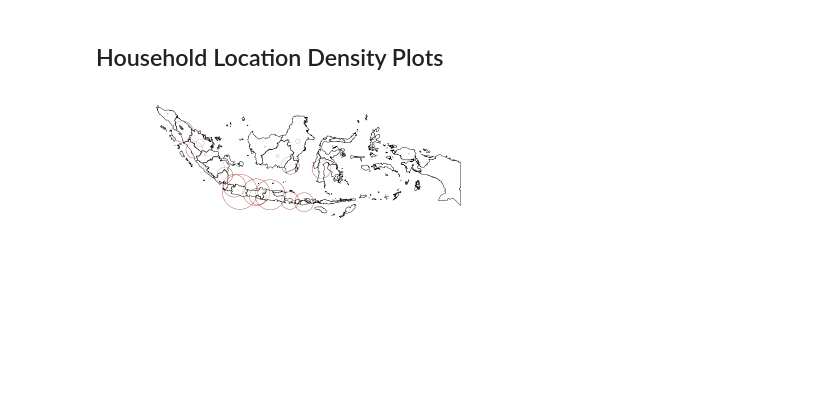
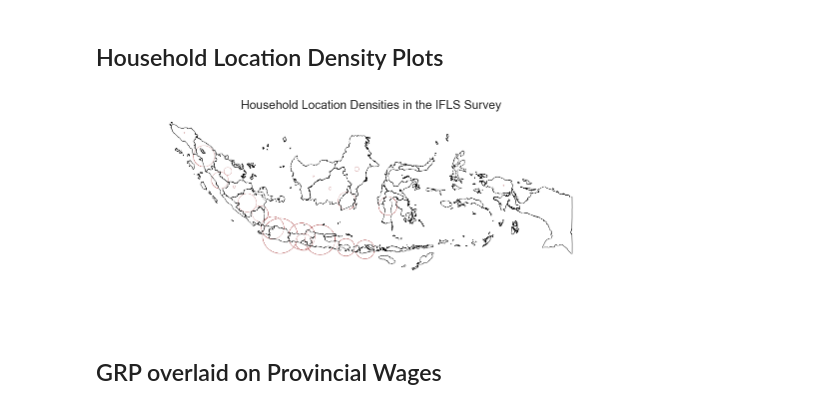
Before and after one commit to VoodooChild83/Doctoral_Thesis-IFLS_Project, a Jupyter notebook: Project Files/Maps/Python Visualization of Indonesian Statistics/Visualizations/Creation of Shape Files and Visualizations/Notebooks/Indonesian Wages and Schooling - Cleaning and Mapping.ipynb, the cells around one changed output. Saved outputs shown, nothing was run; the diff lists cells and outputs as text; code cells hidden in the pictures; blank space fills up the shorter version.

```diff
--- a/Project Files/Maps/Python Visualization of Indonesian Statistics/Visualizations/Creation of Shape Files and Visualizations/Notebooks/Indonesian Wages and Schooling - Cleaning and Mapping.ipynb
+++ b/Project Files/Maps/Python Visualization of Indonesian Statistics/Visualizations/Creation of Shape Files and Visualizations/Notebooks/Indonesian Wages and Schooling - Cleaning and Mapping.ipynb
@@ -416,20 +384,15 @@ Ind_Child = Ind.merge(Avg_Prov_Child, how='left', on="Prov Code").dropna()
 # %% [markdown]
 ## Child Wages
 # %%
-%config InlineBackend.figure_format = 'retina'
-%matplotlib inline
+fig, ax = plt.subplots(1,1,figsize=(8,3))
 
-fig, ax = plt.subplots(1,1,figsize=(16,4.5))
+( Ind_Child.plot(ax=ax, column="r_wage_hr", cmap='Greens', scheme="quantiles", k=4, linewidth=0.1, legend=True)
+           .axis('off')  );
 
-( Ind_Child.plot(ax=ax, column="r_wage_hr", cmap='Greens', scheme="quantiles", linewidth=0.1, legend=True)
-           .axis('off')
-);
-
-leg = ax.get_legend()
-leg.set_bbox_to_anchor((0., 0.6, 0.8, 0.4))
+ax.get_legend().set_bbox_to_anchor(LOC)
 
 plt.title('Median Hourly Wages of Children (INT$, Age < 15 yrs)', fontsize=14);
 
 fig.savefig('/Users/idiosyncrasy58/Desktop/Child_Med_Wages.png',
-            dpi=1000, frameon=False, bbox_inches='tight')
+            dpi=500, frameon=False, bbox_inches='tight');
 # %% [output]
@@ -452,9 +415,6 @@ Prov_Central_Points["geometry"] = Prov_Central_Points.apply(
                                   lambda row: Point(row["lon"], row["lat"]), axis=1)
 
 Prov_Central_Points.drop(['lat','lon'], axis=1, inplace=True)
-# %%
-Prov_Central_Points = ( Prov_Central_Points.merge(hh_loc, how='right', left_on="id",right_on='Prov Code')
-                                           .drop("Prov Code",axis=1, inplace=False) )
 # %%
 # Extract the cartesian coordinates
 
@@ -462,17 +422,23 @@ Prov_Central_Points["x"] = Prov_Central_Points.apply(
                                   lambda row: list(row['geometry'].coords)[0][0], axis=1)
 Prov_Central_Points["y"] = Prov_Central_Points.apply(
                                   lambda row: list(row['geometry'].coords)[0][1], axis=1)
+# %%
+HH_Locations = ( Prov_Central_Points.loc[:,["id","x","y"]]
+                .merge(hh_loc, how='right', left_on="id",right_on='Prov Code')
+                .drop("Prov Code",axis=1, inplace=False) )
 # %%
-%matplotlib inline
-%config InlineBackend.figure_format = 'retina'
+base_1=Ind.plot(color='white', linewidth=0.4, figsize=(8,3))
+HH_Locations.plot(x='x',y='y', marker='o', s=HH_Locations['HH Counts'],
+                  kind='scatter', ax=base_1, color="None",
+                  edgecolor='darkred');
 
-base_1=Ind.plot(color='white', linewidth=0.4)
-Prov_Central_Points.plot(x='x',y='y', marker='o', s=Prov_Central_Points['HH Counts'],
-                         kind='scatter', ax=base_1, color="None",
-                         edgecolor='darkred');
+plt.title('Household Location Densities in the IFLS Survey')
+
 plt.axis('off');
 
-plt.savefig('/Users/idiosyncrasy58/Desktop/HH Locations.png',
+fig.savefig('/Users/idiosyncrasy58/Desktop/HH Locations.png',
             dpi=500, frameon=False, bbox_inches='tight')
 # %% [output]
-[figure, old version]
+[figure, new version]
+# %% [markdown]
+## GRP overlaid on Provincial Wages
```
Also changed, not shown: parts of 24 cells of this notebook, 9 other files.
